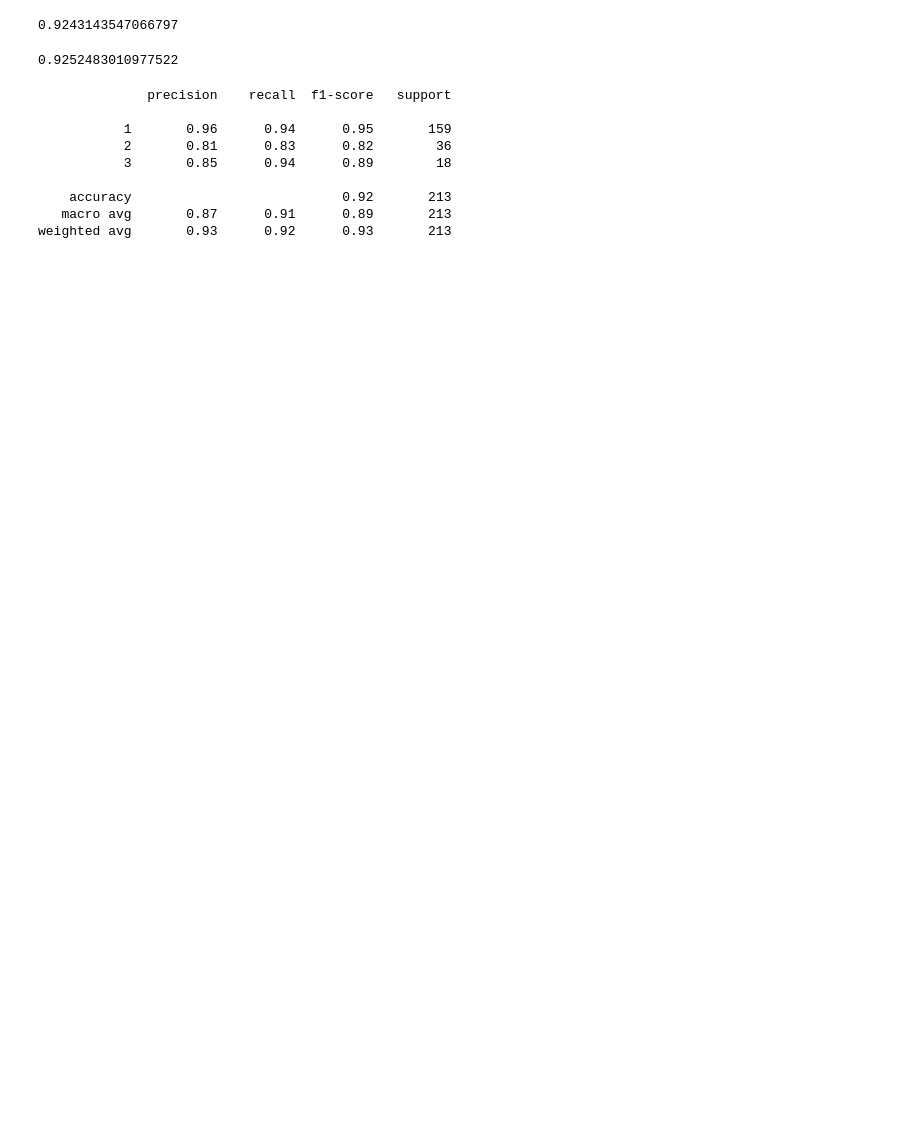
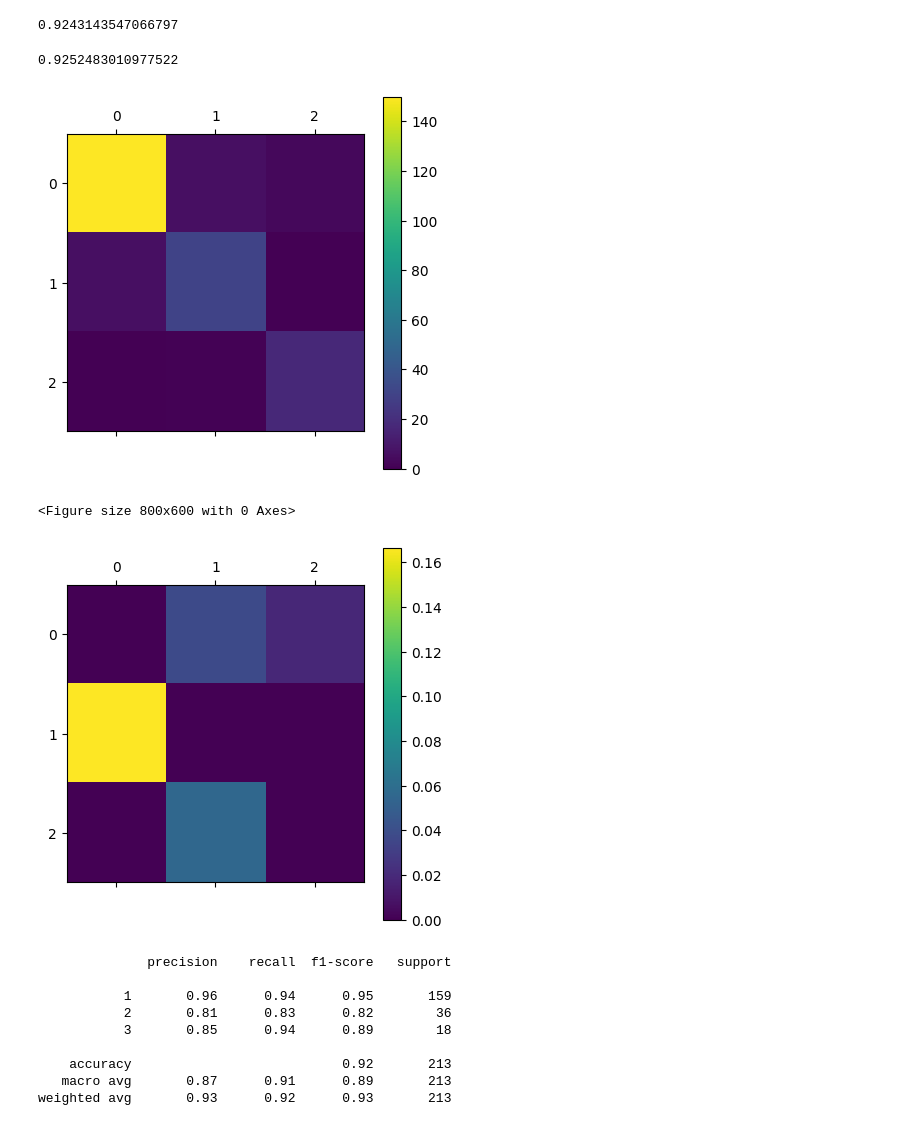
Before and after one commit to RodrigoZonzin/machine_learning_ufsj, a Jupyter notebook: tp1/models/DecisionTree.ipynb, the cells around one changed output. Saved outputs shown, nothing was run; the diff lists cells and outputs as text; code cells hidden in the pictures; blank space fills up the shorter version.

```diff
--- a/tp1/models/DecisionTree.ipynb
+++ b/tp1/models/DecisionTree.ipynb
@@ -54,4 +50,24 @@ ypredict = dt_classificador.predict(Xtest)
 # %%
 from sklearn.metrics import precision_recall_fscore_support
 from sklearn.metrics import classification_report
+# %%
+conf_mx = confusion_matrix(Ytest, ypredict)
+
+plt.matshow(conf_mx)
+plt.colorbar()
+plt.savefig('../results/ConfMatrixDecisionTree.png')
+plt.show()
+
+row_sums = conf_mx.sum(axis=1, keepdims=True)
+norm_conf_mx = conf_mx / row_sums
+np.fill_diagonal(norm_conf_mx, 0)
+plt.figure(figsize=(8,6))
+plt.matshow(norm_conf_mx)
+plt.colorbar()
+plt.savefig('../results/relativeConfDecisionTree.png')
+plt.show()
+# %% [output]
+[figure, added]
+<Figure size 800x600 with 0 Axes>
+[figure, added]
 # %%
```
Also changed, not shown: parts of 5 cells of this notebook, 14 other files.
